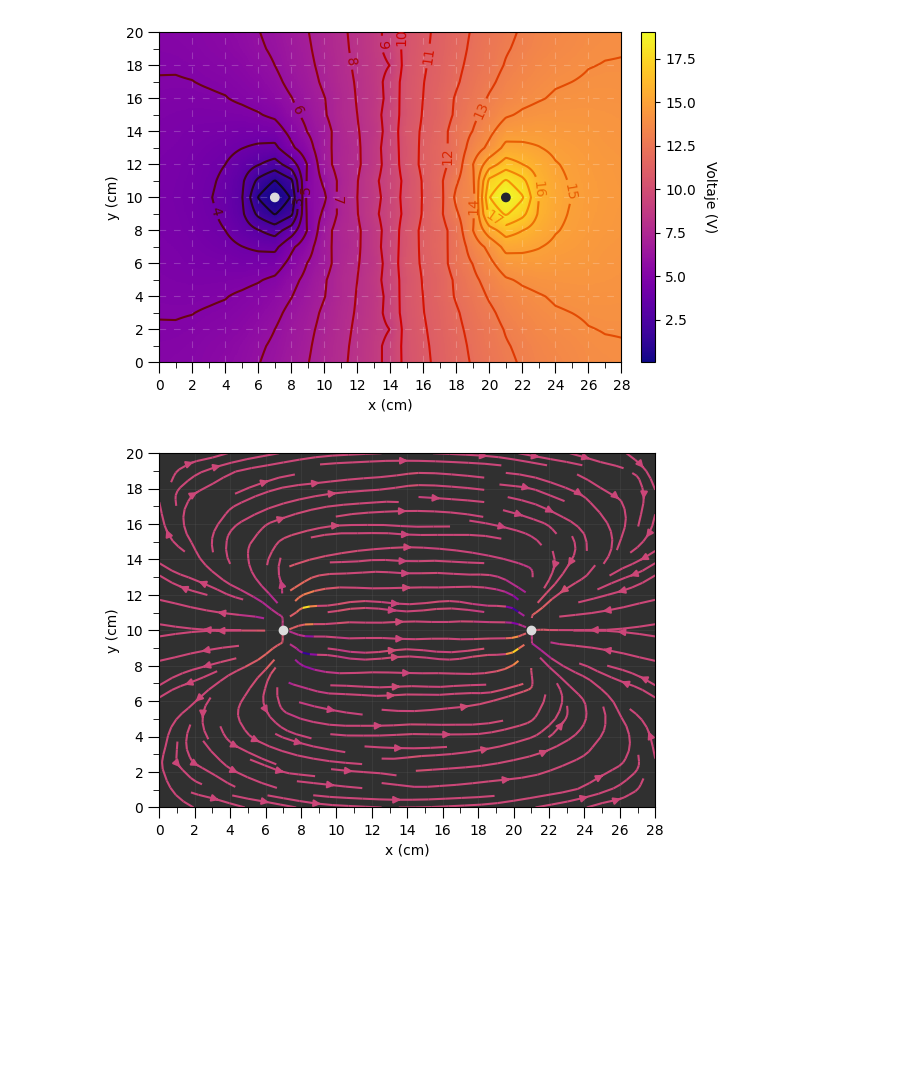
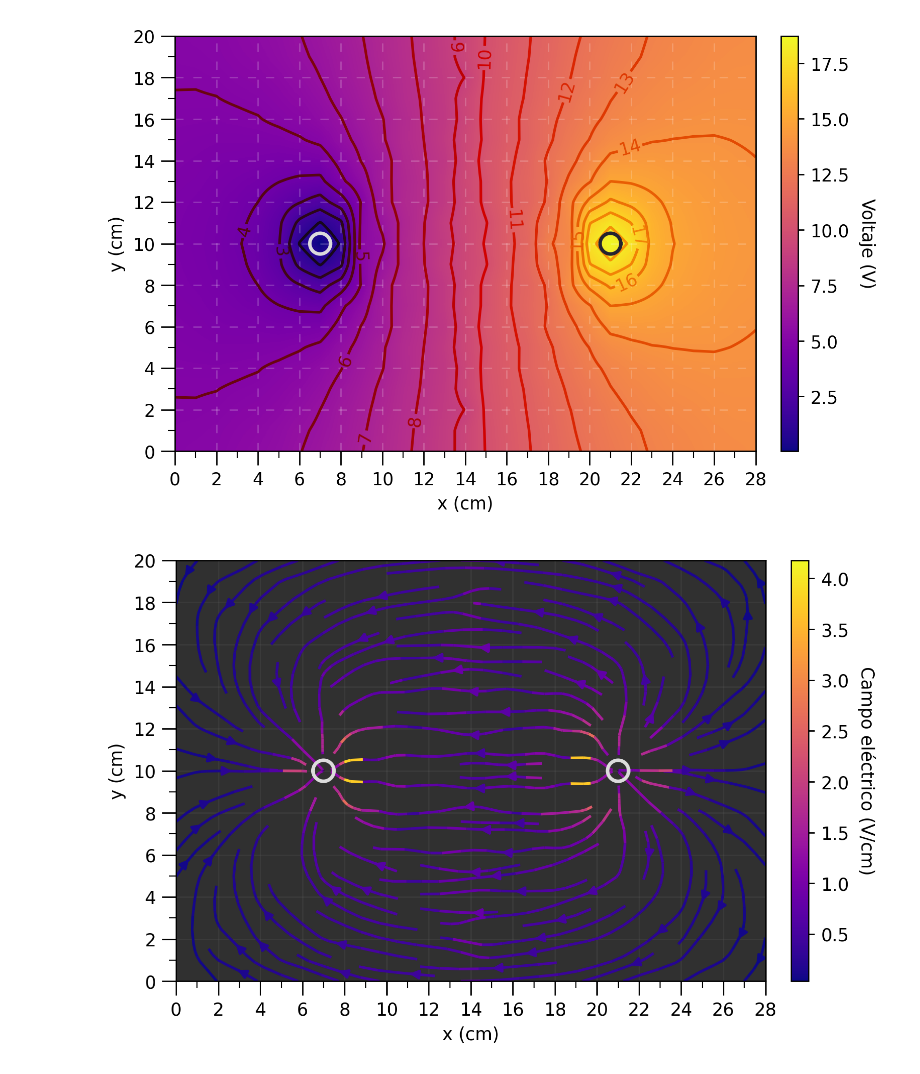
Before and after one commit to Alaviii/PythonPlotting, a Jupyter notebook: Electromagnetismo/practica2equipotenciales/practica2uno.ipynb, the cells around one changed output. Cells and saved outputs as stored; diff of their text form; code cells hidden in the pictures; blank space fills up the shorter version.

```diff
--- a/Electromagnetismo/practica2equipotenciales/practica2uno.ipynb
+++ b/Electromagnetismo/practica2equipotenciales/practica2uno.ipynb
@@ -13,13 +19,16 @@ largerDataArray = np.hstack((largeDataArray, -np.fliplr(largeDataArray[:,:-1]) +
 # %%
-xGrid = np.arange(0, largerDataArray.shape[0], step = 1)
-yGrid = np.arange(0, largerDataArray.shape[1], step = 1)
+xGrid = np.arange(0, largerDataArray.shape[1], step = 1)
+yGrid = np.arange(0, largerDataArray.shape[0], step = 1)
 # %%
-interp = sp.interpolate.RegularGridInterpolator((xGrid, yGrid), largerDataArray)
+interp = sp.interpolate.RegularGridInterpolator((yGrid, xGrid), largerDataArray)
 # %%
 xplot = np.linspace(xGrid.min(), xGrid.max(), 560)
 yplot = np.linspace(yGrid.min(), yGrid.max(), 400)
 
-X, Y = np.meshgrid(xplot, yplot, indexing='ij')
-data = interp((X, Y))
+X, Y = np.meshgrid(xplot, yplot, indexing='xy')
+data = interp((Y, X))
 # %%
-fieldGradient = np.gradient(data)
+realSpacingInXplotSpace = xGrid.size/xplot.size
+realSpacingInYplotSpace = yGrid.size/yplot.size
+
+fieldGradient = -np.array(np.gradient(data, realSpacingInYplotSpace, realSpacingInXplotSpace)) #unidades de voltio /
@@ -34,17 +39,21 @@ red_orange_cmap = mpl.colors.LinearSegmentedColormap.from_list("red_orange", col
 chargePositions = np.array([[7,10],[21,10]])
 chargeColors = ["gainsboro","#232330"]
 
-fig, ax = plt.subplots()
+fig, ax = plt.subplots(dpi = 250)
 divider = make_axes_locatable(ax)
 
 
 levels = np.linspace(0,20,21)
 
 img = ax.imshow(data, aspect='equal', cmap = "plasma", origin = "lower", interpolation = "nearest", extent = (0,28,0,20))
-CS = ax.contour(Y, X, data, levels = levels, cmap = red_orange_cmap, zorder = 2)
+CS = ax.contour(X, Y, data, levels = levels, cmap = red_orange_cmap, zorder = 2)
 ax.clabel(CS, levels[3:-3], fontsize = 10)
 
-ax.scatter(chargePositions[:,0], chargePositions[:,1], c = chargeColors, zorder = 15)
+#ax.scatter(chargePositions[:,0], chargePositions[:,1], c = chargeColors, zorder = 15)
+
+theta = np.linspace(0, 2*np.pi, 400)
+plt.plot(7 + R*np.cos(theta), 10 + 0.5*np.sin(theta), "gainsboro", linewidth=2)
+plt.plot(21 + R*np.cos(theta), 10 + 0.5*np.sin(theta), "#232330", linewidth=2)
 
 
 cax = divider.append_axes("right", size="3%", pad=0.2)
@@ -74,47 +83,59 @@ cbar = plt.colorbar(sc, cax=cax)
 cbar.set_label('Voltaje (V)',rotation=-90,  labelpad=15)'''
 
 
-plt.savefig("casoUnoEquipotencialesDipolo.png", dpi = 300)
+plt.savefig("casoUnoEquipotencialesDipolo.png", dpi = 250, bbox_inches='tight', pad_inches=0.03)
 plt.show()
 # %% [output]
-[figure, old version]
+[figure, new version]
 # %%
-fig, ax = plt.subplots()
+fig, ax = plt.subplots(dpi = 250)
 
-#skip = (slice(None, None, 20), slice(None, None, 20))
-#ax.quiver(Y[skip],X[skip], normalizedFieldGradientV[skip], normalizedFieldGradientU[skip], fieldGradient[1][skip]*fieldGradient[0][skip], angles='xy', scale_units='xy', scale = 1, cmap = 'rainbow', pivot = "mid")
+divider = make_axes_locatable(ax)
+
+
 isStreamlineBroken = True
-plt.streamplot(Y,X,fieldGradient[1], fieldGradient[0],
-               color = fieldGradient[1]*fieldGradient[0],
+
+normalizationFactor = np.max(fieldGradient[1]*fieldGradient[0])
+
+stream = plt.streamplot(X,Y, fieldGradient[1], fieldGradient[0],
+               color = np.sqrt(fieldGradient[1]**2+fieldGradient[0]**2),
                density = 1, cmap = "plasma",
                broken_streamlines = isStreamlineBroken,
                )
-ax.scatter(chargePositions[:,0], chargePositions[:,1], c = "gainsboro", zorder = 10)
+#ax.scatter(chargePositions[:,0], chargePositions[:,1], c = "gainsboro", zorder = 10)
+
+theta = np.linspace(0, 2*np.pi, 400)
+plt.plot(7 + R*np.cos(theta), 10 + 0.5*np.sin(theta), "gainsboro", linewidth=2)
+plt.plot(21 + R*np.cos(theta), 10 + 0.5*np.sin(theta), "gainsboro", linewidth=2)
+
+cax = divider.append_axes("right", size="3%", pad=0.2)
+cbar = fig.colorbar(stream.lines, cax=cax)
+cbar.set_label('Campo eléctrico (V/cm)',rotation=-90,  labelpad=15)
 
 ax.set_xticks(np.arange(0, 29, 2))
 ax.set_xticks(np.arange(1, 29, 2), minor=True)
 
 ax.tick_params(axis='x', which='major', length=8)
 ax.tick_params(axis='x', which='minor', length=4)
 
 ax.set_yticks(np.arange(0, 21, 2))
 ax.set_yticks(np.arange(1, 21, 2), minor=True)
 
 ax.tick_params(axis='y', which='major', length=8)
 ax.tick_params(axis='y', which='minor', length=4)
 
 ax.grid(color = "#666666", zorder = 10, alpha = 0.2, ls = "solid")
 
 ax.set_xlabel("x (cm)")
 ax.set_ylabel("y (cm)")
 
 ax.set_aspect("equal")
 
 ax.set_facecolor('#303030')
 
 
-plt.savefig(f"casoUnoCampoElectricoDipolo{isStreamlineBroken}.png", dpi = 300)
+plt.savefig(f"casoUnoCampoElectricoDipolo{isStreamlineBroken}.png", dpi = 250, bbox_inches='tight', pad_inches=0.03)
 plt.show()
 # %% [output]
-[figure, old version]
+[figure, new version]
 # %%
```
Also changed, not shown: parts of 8 cells of this notebook, 8 other files.
